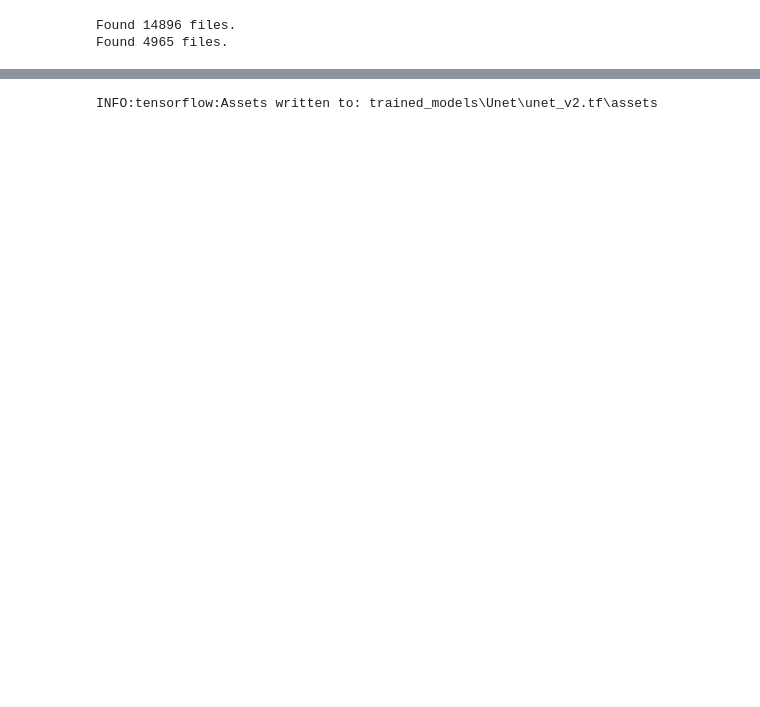
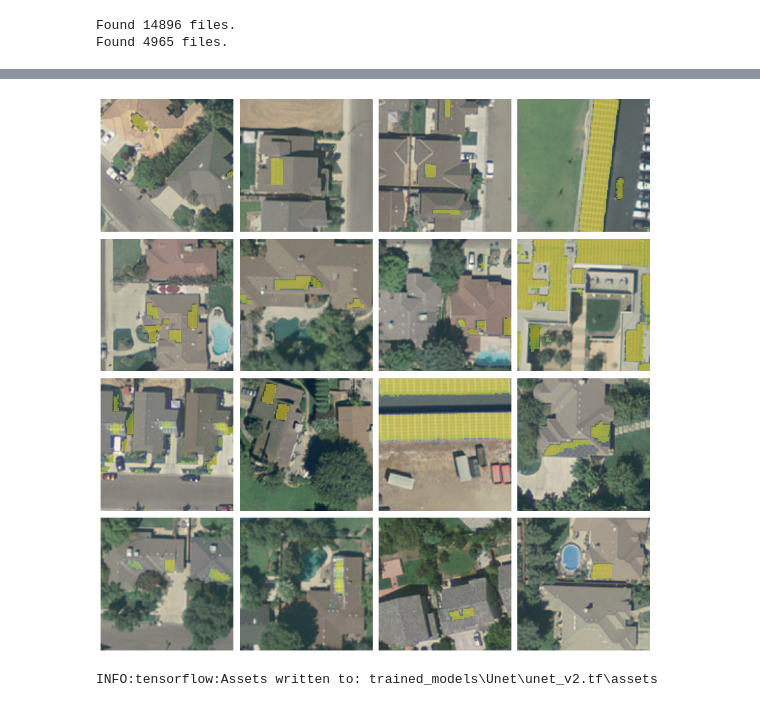
Before and after one commit to A-Stangeland/SolarDetection, a Jupyter notebook: unet_model.ipynb, the cells around one changed output, grey strips where cells are left out. Cells and saved outputs as stored; diff of their text form; code cells hidden in the pictures; blank space fills up the shorter version.

```diff
--- a/unet_model.ipynb
+++ b/unet_model.ipynb
@@ -87,16 +164,19 @@ y_pred.shape
 # %%
 w, h = 4, 4
 fig, ax = plt.subplots(h, w, figsize=(12,12))
 
 for i in range(h):
     for j in range(w):
         ax[i,j].imshow(X[w*i+j])
         # ax[i,j].imshow(y[w*i+j,:,:,0], cmap="gray")
-        ax[i,j].imshow(np.ma.masked_less(y_pred[w*i+j,:,:,0], .5), vmin=0, vmax=1, alpha=.5)
+        ax[i,j].imshow(np.ma.masked_less(y_pred[w*i+j,:,:,0], .8), vmin=0, vmax=1, alpha=.5)
+        # ax[i,j].imshow(y_pred[w*i+j,:,:,0], vmin=0, vmax=1, alpha=.5)
         ax[i,j].axis('off')
 
 plt.tight_layout()
 plt.show()
+# %% [output]
+[figure, added]
 # %%
 unet = keras.models.load_model("trained_models/Unet/unet_v1.tf")
 # %%
```
Also changed, not shown: parts of 13 cells of this notebook.
